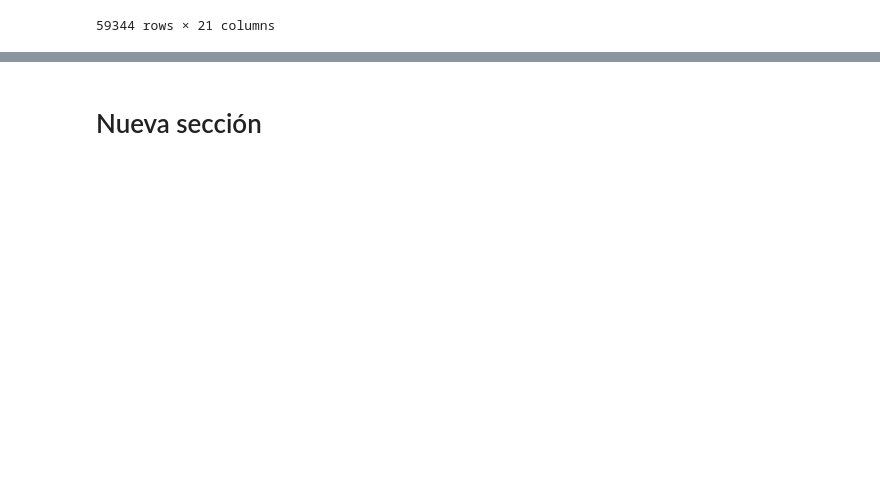
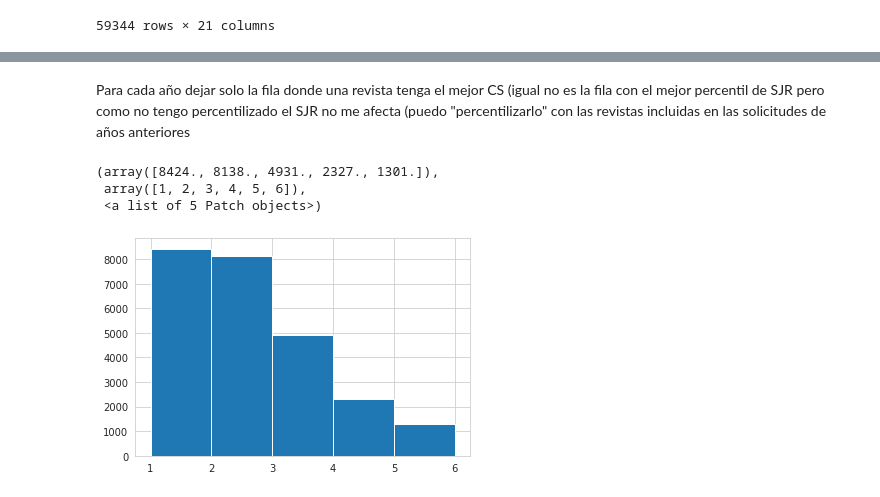
Before and after one commit to jamg-upv/Impacto-citas-articulo, a Jupyter notebook: impactoencitas.ipynb, the cells around one changed output, grey strips where cells are left out. Cells and saved outputs as stored; diff of their text form; code cells hidden in the pictures; blank space fills up the shorter version.

```diff
--- a/impactoencitas.ipynb
+++ b/impactoencitas.ipynb
@@ -144,6 +141,8 @@ CS2014= pd.read_csv('CS2014.cvs',sep=';')
 CS2013= pd.read_csv('CS2013.cvs',sep=';')
 CS2012= pd.read_csv('CS2012.cvs',sep=';')
 CS2011= pd.read_csv('CS2011.cvs',sep=';')
+#puedo empaquetar los diferentes dataframes juntos para hacer referencia a ellos con un índice
+ListOfYearCS=[CS2020,CS2019,CS2018,CS2017,CS2016,CS2015,CS2014,CS2013,CS2012,CS2011]
 # %%
 CS2020
 # %% [output]
@@ -307,2 +180,22 @@ CS2011
-# %% [markdown]
-# Nueva sección
+# %% [markdown]
+Para cada año dejar solo la fila donde una revista tenga el mejor CS (igual no es la fila con el mejor percentil de SJR pero como no tengo percentilizado el SJR no me afecta (puedo "percentilizarlo" con las revistas incluidas en las solicitudes de años anteriores
+# %%
+#para cada año
+df=ListOfYearCS[1]
+# Tabla con todos los ISSN Repetidos en un año (o ScopusSourceID sería más robusto o más rápido porque no tengo que ver en qué columna mirar) contar>1
+#crear una columna para el count
+#dos formas de hacer lo mismo
+#as index false es vital para que no cree una serie sino un dataframe donde pueda apuntar a las variables https://realpython.com/pandas-groupby/
+ContarSourceId=df.groupby(['ScopusSourceID'], as_index=False).size()
+ContarSourceId
+
+ContarSourceId2 = df.groupby("ScopusSourceID", as_index=False).size()
+ContarSourceId2
+
+plt.hist(ContarSourceId2 ["size"], bins=[1,2,3,4,5,6])
+# plt.hist(ContarSourceId2 ["size"], bins=6)
+# %% [output]
+(array([8424., 8138., 4931., 2327., 1301.]),
+ array([1, 2, 3, 4, 5, 6]),
+ <a list of 5 Patch objects>)
+[figure, added]
```
Also changed, not shown: parts of 23 cells of this notebook.
